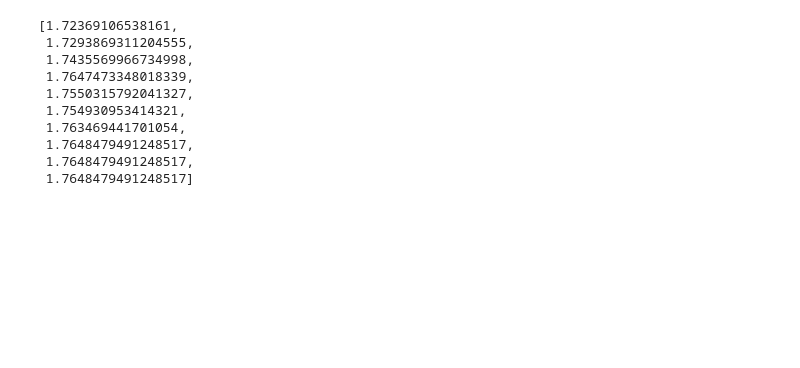
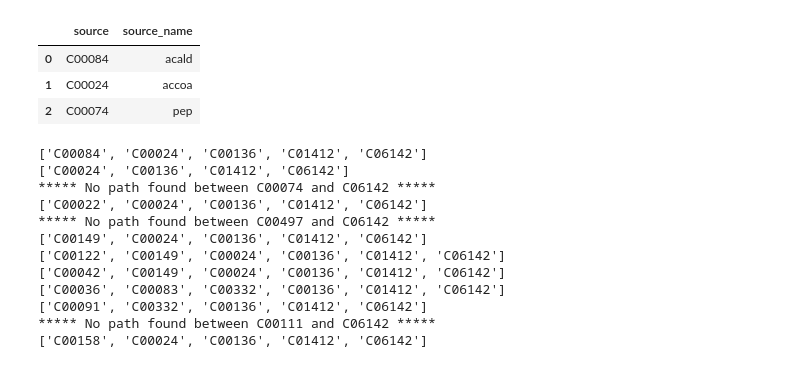
Before and after one commit to costasmexis/pathfinder, a Jupyter notebook: metnet/butanol_path.ipynb, the cells around one changed output. Drawn from its saved outputs; the diff is of its cells as text; code cells hidden in the pictures; blank space fills up the shorter version.

```diff
--- a/metnet/butanol_path.ipynb
+++ b/metnet/butanol_path.ipynb
@@ -106,13 +74,33 @@ for idx, i in enumerate(path):
-# %%
-smiles_sim
-# %% [output]
-[1.72369106538161,
- 1.7293869311204555,
- 1.7435569966734998,
- 1.7647473348018339,
- 1.7550315792041327,
- 1.754930953414321,
- 1.763469441701054,
- 1.7648479491248517,
- 1.7648479491248517,
- 1.7648479491248517]
+# %%
+butanol_KEGG = 'C06142'
+
+src_list_names = ['acald', 'accoa', 'pep', 'pyr', 'mal__D', 'mal__L', 'fum', 'succ', 'oaa', 'succoa', 'dhap', 'cit']
+src_list = ['C00084', 'C00024', 'C00074', 'C00022', 'C00497', 'C00149', 'C00122', 'C00042', 'C00036', 'C00091', 'C00111', 'C00158']
+
+''' Create dataframe with columns the two lists above'''
+src = pd.DataFrame({'source': src_list, 'source_name': src_list_names})
+src.head(3)
+# %% [output]
+|  | source | source_name |
+| 0 | C00084 | acald |
+| 1 | C00024 | accoa |
+| 2 | C00074 | pep |
+# %%
+for s in src['source']:
+    path, idx_smi, idx_com = graph.constrained_shortest_path(s, butanol_KEGG, weight='mol_weight')
+
+    try: print(path[idx_smi])
+    except TypeError: pass
+# %% [output]
+['C00084', 'C00024', 'C00136', 'C01412', 'C06142']
+['C00024', 'C00136', 'C01412', 'C06142']
+***** No path found between C00074 and C06142 *****
+['C00022', 'C00024', 'C00136', 'C01412', 'C06142']
+***** No path found between C00497 and C06142 *****
+['C00149', 'C00024', 'C00136', 'C01412', 'C06142']
+['C00122', 'C00149', 'C00024', 'C00136', 'C01412', 'C06142']
+['C00042', 'C00149', 'C00024', 'C00136', 'C01412', 'C06142']
+['C00036', 'C00083', 'C00332', 'C00136', 'C01412', 'C06142']
+['C00091', 'C00332', 'C00136', 'C01412', 'C06142']
+***** No path found between C00111 and C06142 *****
+['C00158', 'C00024', 'C00136', 'C01412', 'C06142']
```
Also changed, not shown: parts of 5 cells of this notebook, 1 other file.
